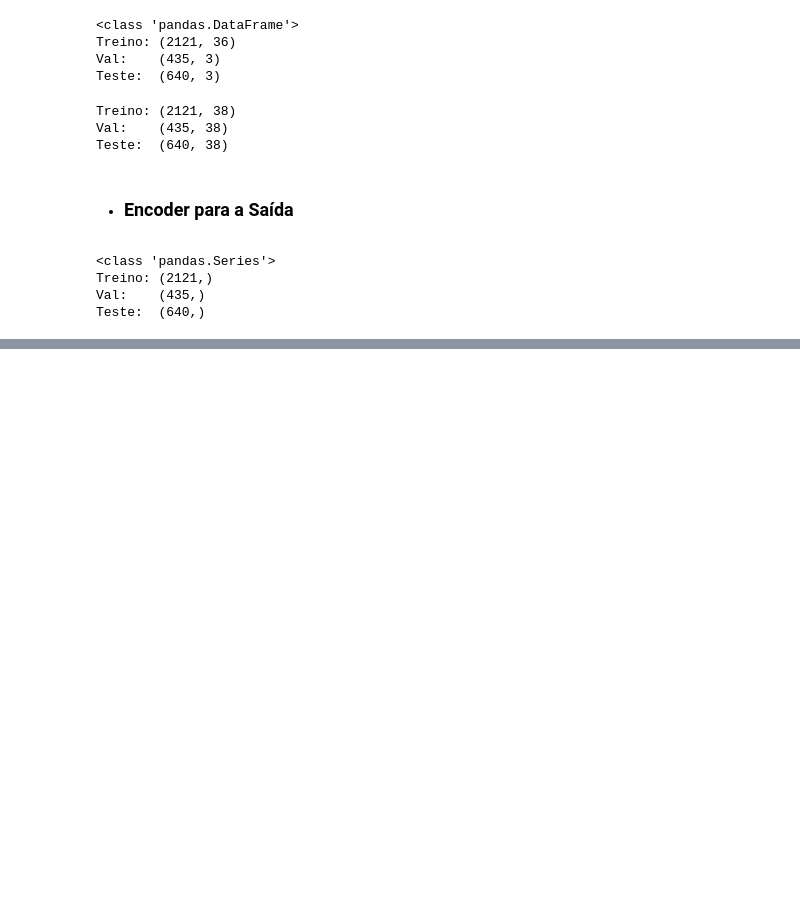
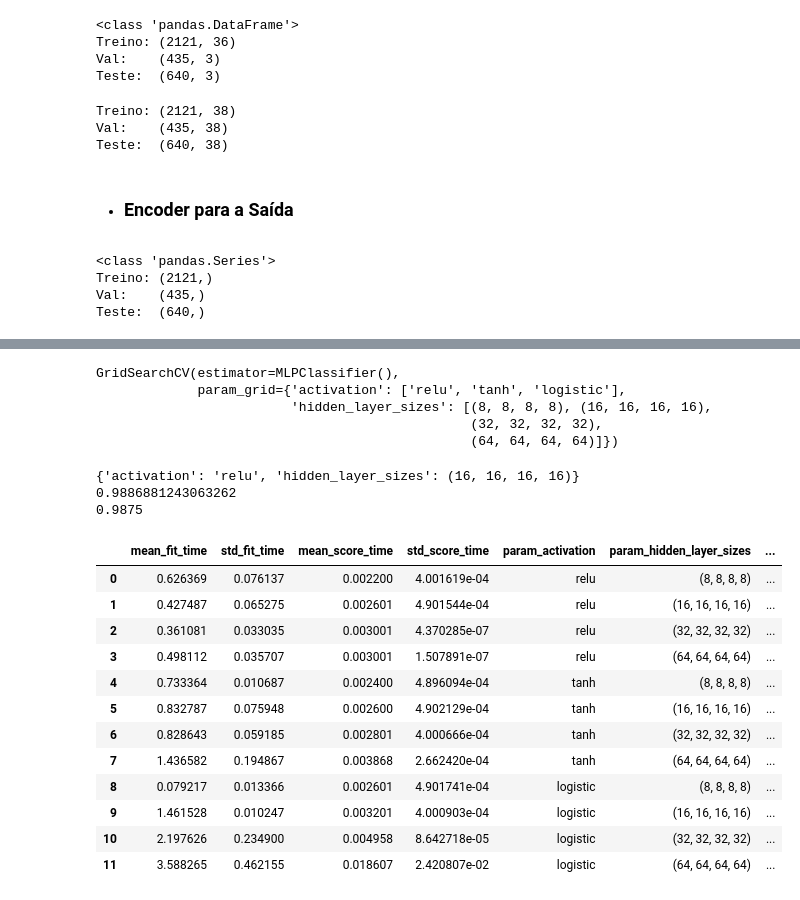
Before and after one commit to DaviMacielCavalcante/projeto-ml-basico, a Jupyter notebook: chess_JM.ipynb, the cells around one changed output, grey strips where cells are left out. Saved outputs shown, nothing was run; the diff lists cells and outputs as text; code cells hidden in the pictures; blank space fills up the shorter version.

```diff
--- a/chess_JM.ipynb
+++ b/chess_JM.ipynb
@@ -269,0 +371,30 @@ A partir de 40 iterações, o treino já memoriza 100%, podemos ver um leve over
+# %%
+grid.fit(X_train_concated, Y_train_encoded)
+# %% [output]
+GridSearchCV(estimator=MLPClassifier(),
+             param_grid={'activation': ['relu', 'tanh', 'logistic'],
+                         'hidden_layer_sizes': [(8, 8, 8, 8), (16, 16, 16, 16),
+                                                (32, 32, 32, 32),
+                                                (64, 64, 64, 64)]})
+# %%
+print(grid.best_params_)
+print(grid.best_score_)
+print(accuracy_score(Y_test_encoded, grid.predict(X_test_concated)))
+pd.DataFrame(grid.cv_results_)
+# %% [output]
+{'activation': 'relu', 'hidden_layer_sizes': (16, 16, 16, 16)}
+0.9886881243063262
+0.9875
+|  | mean_fit_time | std_fit_time | mean_score_time | std_score_time | param_activation | param_hidden_layer_sizes | ... |
+| 0 | 0.626369 | 0.076137 | 0.002200 | 4.001619e-04 | relu | (8, 8, 8, 8) | ... |
+| 1 | 0.427487 | 0.065275 | 0.002601 | 4.901544e-04 | relu | (16, 16, 16, 16) | ... |
+| 2 | 0.361081 | 0.033035 | 0.003001 | 4.370285e-07 | relu | (32, 32, 32, 32) | ... |
+| 3 | 0.498112 | 0.035707 | 0.003001 | 1.507891e-07 | relu | (64, 64, 64, 64) | ... |
+| 4 | 0.733364 | 0.010687 | 0.002400 | 4.896094e-04 | tanh | (8, 8, 8, 8) | ... |
+| 5 | 0.832787 | 0.075948 | 0.002600 | 4.902129e-04 | tanh | (16, 16, 16, 16) | ... |
+| 6 | 0.828643 | 0.059185 | 0.002801 | 4.000666e-04 | tanh | (32, 32, 32, 32) | ... |
+| 7 | 1.436582 | 0.194867 | 0.003868 | 2.662420e-04 | tanh | (64, 64, 64, 64) | ... |
+| 8 | 0.079217 | 0.013366 | 0.002601 | 4.901741e-04 | logistic | (8, 8, 8, 8) | ... |
+| 9 | 1.461528 | 0.010247 | 0.003201 | 4.000903e-04 | logistic | (16, 16, 16, 16) | ... |
+| 10 | 2.197626 | 0.234900 | 0.004958 | 8.642718e-05 | logistic | (32, 32, 32, 32) | ... |
+| 11 | 3.588265 | 0.462155 | 0.018607 | 2.420807e-02 | logistic | (64, 64, 64, 64) | ... |
```
Also changed, not shown: parts of 27 cells of this notebook.
